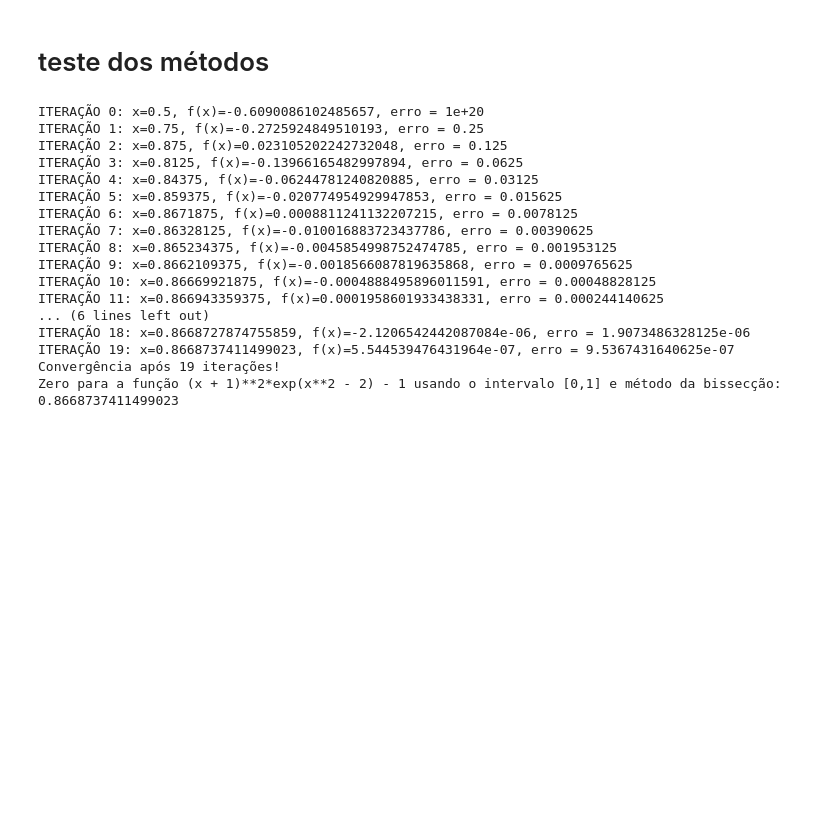
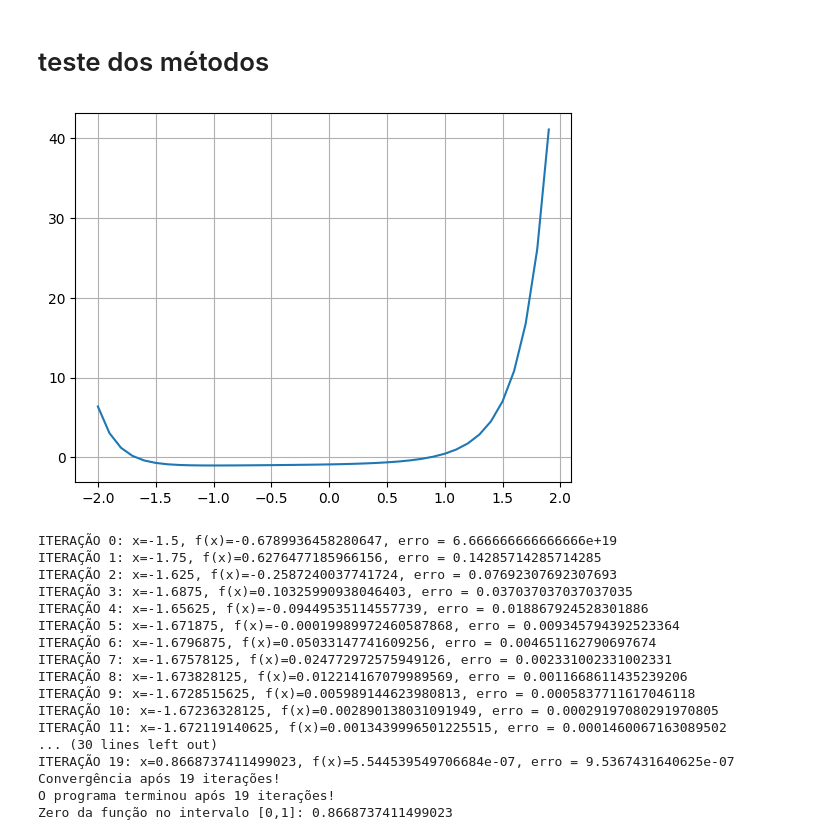
Before and after one commit to rdsmaia/dim0040, a Jupyter notebook: notebooks/zeros_de_funcoes.ipynb, the cells around one changed output. Drawn from its saved outputs; the diff is of its cells as text; code cells hidden in the pictures; blank space fills up the shorter version.

```diff
--- a/notebooks/zeros_de_funcoes.ipynb
+++ b/notebooks/zeros_de_funcoes.ipynb
@@ -86,26 +126,39 @@ x = sy.Symbol("x")
+# %%
+# verificação dos intervalos das raízes
+x_np = np.arange(-2,2,0.1)
+fx_np = (x_np+1)**2*np.exp(x_np**2-2)-1
+
+plt.plot(x_np, fx_np)
+plt.grid()
+plt.show()
+# %% [output]
+[figure, added]
 # %%
-fx = (x+1)**2*sy.exp(x**2-2)-1
+# raiz em (-2,-1)
+a, b = (-2, -1)
+xk = metodo_bisseccao(fx, a, b, epsilon, MAX_ITER)
+print(f'Zero da função no intervalo [{a},{b}]: {xk}')
+
+# raiz em (0, 1)
 a, b = (0, 1)
-epsilon = 1.0e-6
-MAX_ITER = 30
 xk = metodo_bisseccao(fx, a, b, epsilon, MAX_ITER)
-print(f'Zero para a função {fx} usando o intervalo [{a},{b}] e método da bissecção: {xk}')
+print(f'Zero da função no intervalo [{a},{b}]: {xk}')
 # %% [output]
-ITERAÇÃO 0: x=0.5, f(x)=-0.6090086102485657, erro = 1e+20
-ITERAÇÃO 1: x=0.75, f(x)=-0.2725924849510193, erro = 0.25
-ITERAÇÃO 2: x=0.875, f(x)=0.023105202242732048, erro = 0.125
-ITERAÇÃO 3: x=0.8125, f(x)=-0.13966165482997894, erro = 0.0625
-ITERAÇÃO 4: x=0.84375, f(x)=-0.06244781240820885, erro = 0.03125
-ITERAÇÃO 5: x=0.859375, f(x)=-0.020774954929947853, erro = 0.015625
-ITERAÇÃO 6: x=0.8671875, f(x)=0.0008811241132207215, erro = 0.0078125
-ITERAÇÃO 7: x=0.86328125, f(x)=-0.010016883723437786, erro = 0.00390625
-ITERAÇÃO 8: x=0.865234375, f(x)=-0.0045854998752474785, erro = 0.001953125
-ITERAÇÃO 9: x=0.8662109375, f(x)=-0.0018566087819635868, erro = 0.0009765625
-ITERAÇÃO 10: x=0.86669921875, f(x)=-0.0004888495896011591, erro = 0.00048828125
-ITERAÇÃO 11: x=0.866943359375, f(x)=0.0001958601933438331, erro = 0.000244140625
-... (6 lines left out)
-ITERAÇÃO 18: x=0.8668727874755859, f(x)=-2.1206542442087084e-06, erro = 1.9073486328125e-06
-ITERAÇÃO 19: x=0.8668737411499023, f(x)=5.544539476431964e-07, erro = 9.5367431640625e-07
+ITERAÇÃO 0: x=-1.5, f(x)=-0.6789936458280647, erro = 6.666666666666666e+19
+ITERAÇÃO 1: x=-1.75, f(x)=0.6276477185966156, erro = 0.14285714285714285
+ITERAÇÃO 2: x=-1.625, f(x)=-0.2587240037741724, erro = 0.07692307692307693
+ITERAÇÃO 3: x=-1.6875, f(x)=0.10325990938046403, erro = 0.037037037037037035
+ITERAÇÃO 4: x=-1.65625, f(x)=-0.09449535114557739, erro = 0.018867924528301886
+ITERAÇÃO 5: x=-1.671875, f(x)=-0.00019989972460587868, erro = 0.009345794392523364
+ITERAÇÃO 6: x=-1.6796875, f(x)=0.05033147741609256, erro = 0.004651162790697674
+ITERAÇÃO 7: x=-1.67578125, f(x)=0.024772972575949126, erro = 0.002331002331002331
+ITERAÇÃO 8: x=-1.673828125, f(x)=0.012214167079989569, erro = 0.0011668611435239206
+ITERAÇÃO 9: x=-1.6728515625, f(x)=0.005989144623980813, erro = 0.0005837711617046118
+ITERAÇÃO 10: x=-1.67236328125, f(x)=0.002890138031091949, erro = 0.00029197080291970805
+ITERAÇÃO 11: x=-1.672119140625, f(x)=0.0013439996501225515, erro = 0.0001460067163089502
+... (30 lines left out)
+ITERAÇÃO 19: x=0.8668737411499023, f(x)=5.544539549706684e-07, erro = 9.5367431640625e-07
 Convergência após 19 iterações!
-Zero para a função (x + 1)**2*exp(x**2 - 2) - 1 usando o intervalo [0,1] e método da bissecção: 0.8668737411499023
+O programa terminou após 19 iterações!
+Zero da função no intervalo [0,1]: 0.8668737411499023
 # %%
```
Also changed, not shown: parts of 11 cells of this notebook.
